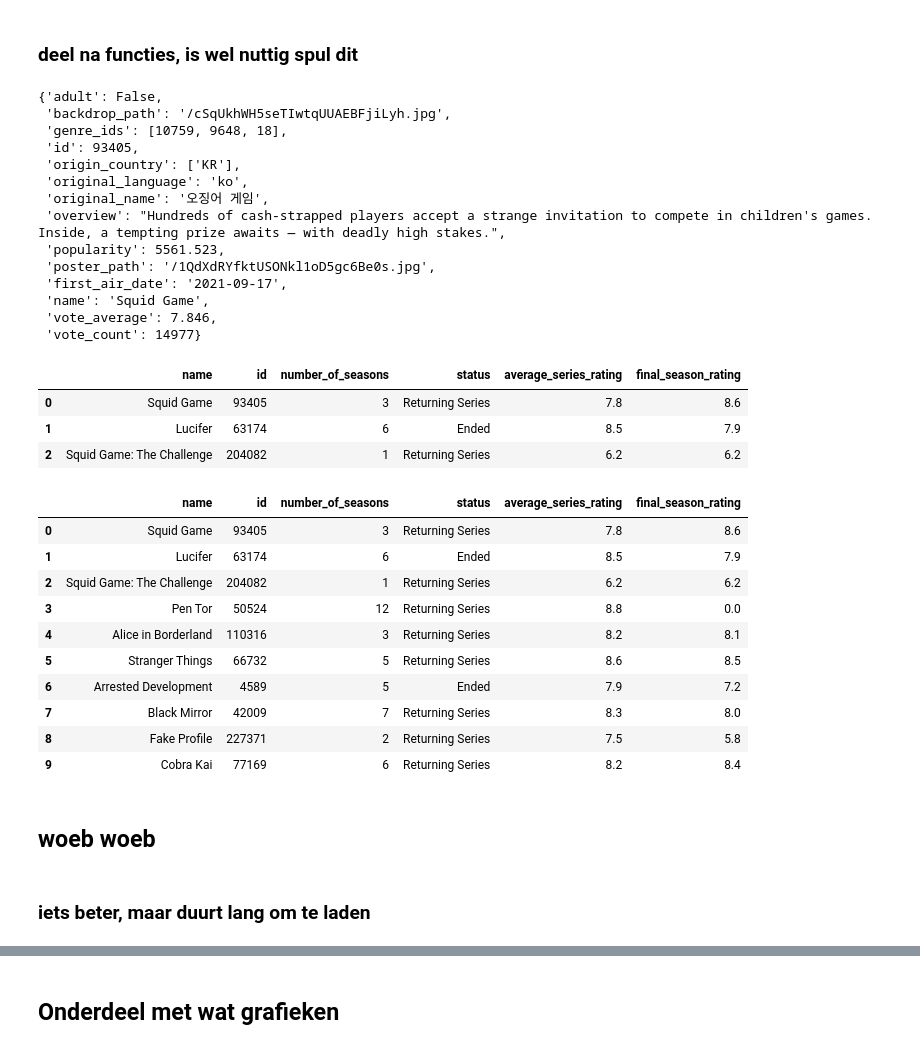
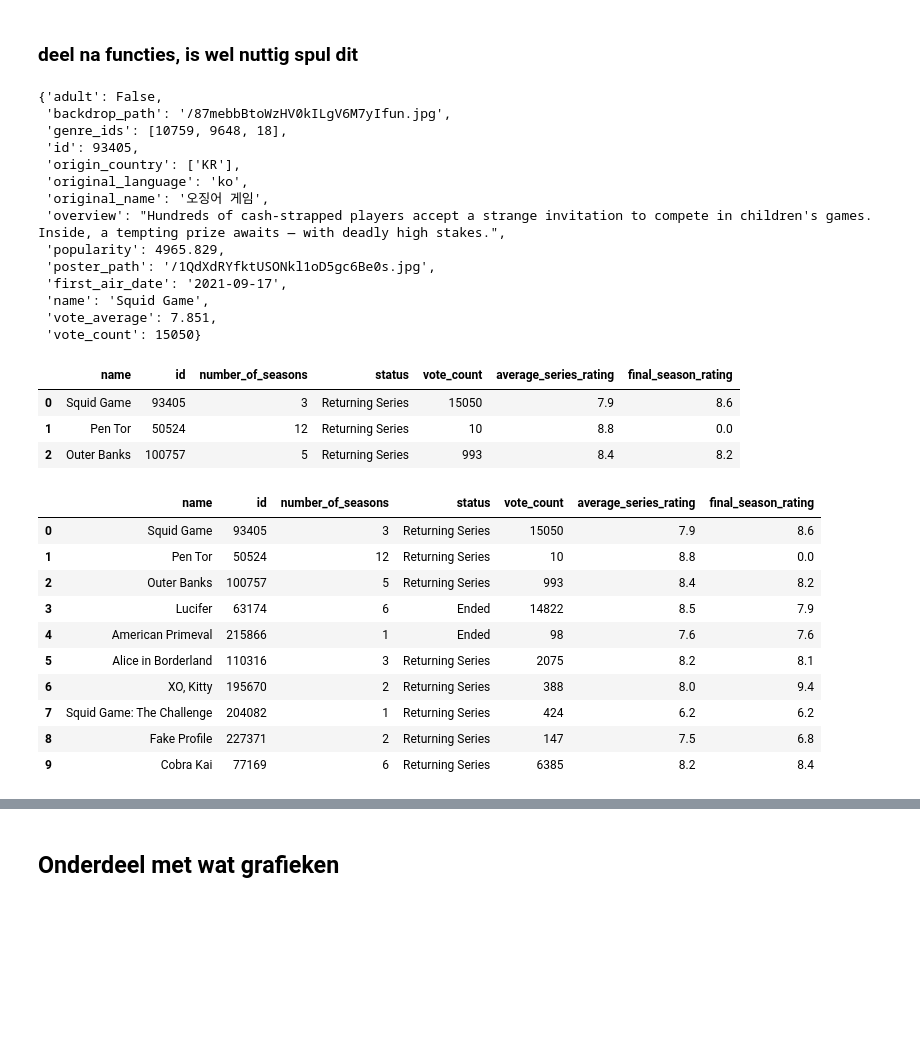
Before and after one commit to Tijnwy/DataIII, a Jupyter notebook: api.ipynb, the cells around one changed output, grey strips where cells are left out. Drawn from its saved outputs; the diff is of its cells as text; code cells hidden in the pictures; blank space fills up the shorter version.

```diff
--- a/api.ipynb
+++ b/api.ipynb
@@ -57,8 +65,8 @@ def get_netflix_shows():
         netflix_shows.extend(data['results'])
 
         # Als er geen nieuwe pagina's meer zijn, wordt the loop onderbroken.
-        if page >= data['total_pages']:
-        # if page >= 20: # Puur voor testen, alles laden duurt lang
+        # if page >= data['total_pages']:
+        if page >= 10: # Puur voor testen, alles laden duurt lang
             break
         page += 1
 
@@ -137,58 +145,58 @@ netflix_shows = get_netflix_shows()
 netflix_shows[0]
 # %% [output]
 {'adult': False,
- 'backdrop_path': '/cSqUkhWH5seTIwtqUUAEBFjiLyh.jpg',
+ 'backdrop_path': '/87mebbBtoWzHV0kILgV6M7yIfun.jpg',
  'genre_ids': [10759, 9648, 18],
  'id': 93405,
  'origin_country': ['KR'],
  'original_language': 'ko',
  'original_name': '오징어 게임',
  'overview': "Hundreds of cash-strapped players accept a strange invitation to compete in children's games. Inside, a tempting prize awaits — with deadly high stakes.",
- 'popularity': 5561.523,
+ 'popularity': 4965.829,
  'poster_path': '/1QdXdRYfktUSONkl1oD5gc6Be0s.jpg',
  'first_air_date': '2021-09-17',
  'name': 'Squid Game',
- 'vote_average': 7.846,
- 'vote_count': 14977}
+ 'vote_average': 7.851,
+ 'vote_count': 15050}
 # %%
 # De volgorde van de kolommen in het dataframe wordt hiermee bepaald. Maakt alles wat overzichtelijker door vergelijkbare kolommen naast elkaar te plaatsen.
-columnList = ['name', 'id', 'number_of_seasons', 'status', 'vote_average', 'final_season_rating']
+columnList = ['name', 'id', 'number_of_seasons', 'status', 'vote_count', 'vote_average', 'final_season_rating']
 
 # vote_average wordt hernoemd naar average_series_rating voor consistentie in benaming.
 df = pd.DataFrame(netflix_shows, columns=columnList).rename(columns={'vote_average': 'average_series_rating'})
 
 df['status'] = df['id'].apply(get_show_data, new_data='status')
 df['number_of_seasons'] = df['id'].apply(get_show_data, new_data='number_of_seasons')
 df['final_season_rating'] = df.apply(lambda x: get_season_data(x.id, x.number_of_seasons, new_data='vote_average'), axis=1)
 
 # Als er maar één seizoen is, wordt de final_season_rating gelijkgesteld aan de average_series_rating.
 df.loc[df['number_of_seasons'] == 1, 'final_season_rating'] = df['average_series_rating']
 
 # 'Returning Series' hebben vaak een nog niet beoordeeld seizoen. Loop hier nog een keer overheen en vervang de rating met die van het een-na-laatste seizoen.
 df.loc[(df['status'] == 'Returning Series') & (df['final_season_rating'] == 0.0), 'final_season_rating'] = df.apply(lambda x: get_season_data(x.id, x.number_of_seasons - 1, new_data='vote_average'), axis=1)
 
 # We ronden alle ratings op een enkel kommagetal af.
 df = df.round(1)
 df.head(3)
 # %% [output]
-|  | name | id | number_of_seasons | status | average_series_rating | final_season_rating |
-| 0 | Squid Game | 93405 | 3 | Returning Series | 7.8 | 8.6 |
-| 1 | Lucifer | 63174 | 6 | Ended | 8.5 | 7.9 |
-| 2 | Squid Game: The Challenge | 204082 | 1 | Returning Series | 6.2 | 6.2 |
+|  | name | id | number_of_seasons | status | vote_count | average_series_rating | final_season_rating |
+| 0 | Squid Game | 93405 | 3 | Returning Series | 15050 | 7.9 | 8.6 |
+| 1 | Pen Tor | 50524 | 12 | Returning Series | 10 | 8.8 | 0.0 |
+| 2 | Outer Banks | 100757 | 5 | Returning Series | 993 | 8.4 | 8.2 |
 # %%
 df.head(10)
 # %% [output]
-|  | name | id | number_of_seasons | status | average_series_rating | final_season_rating |
-| 0 | Squid Game | 93405 | 3 | Returning Series | 7.8 | 8.6 |
-| 1 | Lucifer | 63174 | 6 | Ended | 8.5 | 7.9 |
-| 2 | Squid Game: The Challenge | 204082 | 1 | Returning Series | 6.2 | 6.2 |
-| 3 | Pen Tor | 50524 | 12 | Returning Series | 8.8 | 0.0 |
-| 4 | Alice in Borderland | 110316 | 3 | Returning Series | 8.2 | 8.1 |
-| 5 | Stranger Things | 66732 | 5 | Returning Series | 8.6 | 8.5 |
-| 6 | Arrested Development | 4589 | 5 | Ended | 7.9 | 7.2 |
-| 7 | Black Mirror | 42009 | 7 | Returning Series | 8.3 | 8.0 |
-| 8 | Fake Profile | 227371 | 2 | Returning Series | 7.5 | 5.8 |
-| 9 | Cobra Kai | 77169 | 6 | Returning Series | 8.2 | 8.4 |
+|  | name | id | number_of_seasons | status | vote_count | average_series_rating | final_season_rating |
+| 0 | Squid Game | 93405 | 3 | Returning Series | 15050 | 7.9 | 8.6 |
+| 1 | Pen Tor | 50524 | 12 | Returning Series | 10 | 8.8 | 0.0 |
+| 2 | Outer Banks | 100757 | 5 | Returning Series | 993 | 8.4 | 8.2 |
+| 3 | Lucifer | 63174 | 6 | Ended | 14822 | 8.5 | 7.9 |
+| 4 | American Primeval | 215866 | 1 | Ended | 98 | 7.6 | 7.6 |
+| 5 | Alice in Borderland | 110316 | 3 | Returning Series | 2075 | 8.2 | 8.1 |
+| 6 | XO, Kitty | 195670 | 2 | Returning Series | 388 | 8.0 | 9.4 |
+| 7 | Squid Game: The Challenge | 204082 | 1 | Returning Series | 424 | 6.2 | 6.2 |
+| 8 | Fake Profile | 227371 | 2 | Returning Series | 147 | 7.5 | 6.8 |
+| 9 | Cobra Kai | 77169 | 6 | Returning Series | 6385 | 8.2 | 8.4 |
 # %%
 # Dit is handig om visualisaties mee te maken zonder eerst alle data opnieuw op te halen uit de api, duurt vrij lang namelijk.
 api_data = df.to_csv('../api_data.csv')
@@ -198,5 +205 @@ api_data = df.to_csv('../api_data.csv')
 cheat_df = pd.read_csv('../api_data.csv')
-# %% [markdown]
-## woeb woeb
-# %% [markdown]
-### iets beter, maar duurt lang om te laden
```
Also changed, not shown: parts of 14 cells of this notebook.
